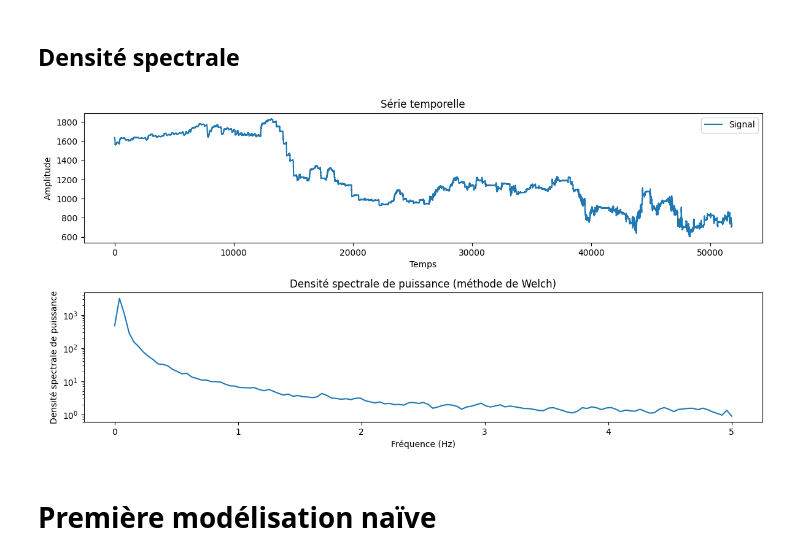
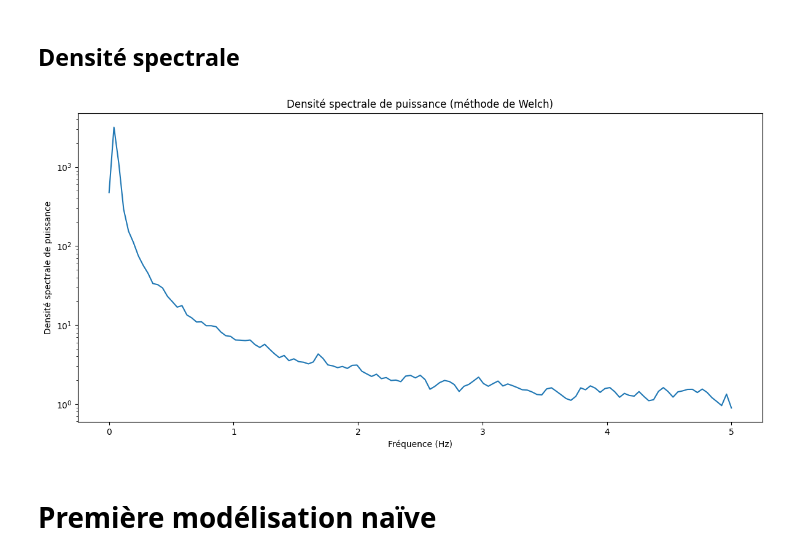
Before and after one commit to PiDchsn/Projet-RI, a Jupyter notebook: Analyse.ipynb, the cells around one changed output. Drawn from its saved outputs; the diff is of its cells as text; code cells hidden in the pictures.

```diff
--- a/Analyse.ipynb
+++ b/Analyse.ipynb
@@ -322,27 +322,18 @@ from scipy.signal import welch
 # %%
 frequencies, power_spectral_density = welch(data_ajust, fs=10, nperseg=256)
 
 # Tracé du signal d'origine
 plt.figure(figsize=(12, 6))
 
-plt.subplot(2, 1, 1)
-plt.plot(data_ajust, label='Signal')
-plt.title('Série temporelle')
-plt.xlabel('Temps')
-plt.ylabel('Amplitude')
-plt.legend()
-
-# Tracé du spectre de puissance estimé avec la méthode de Welch
-plt.subplot(2, 1, 2)
 plt.semilogy(frequencies, np.abs(power_spectral_density))
 plt.title('Densité spectrale de puissance (méthode de Welch)')
 plt.xlabel('Fréquence (Hz)')
 plt.ylabel('Densité spectrale de puissance')
 
 plt.tight_layout()
 plt.show()
 # %% [output]
-[figure, old version]
+[figure, new version]
 # %% [markdown]
 # Première modélisation naïve
 # %%
```
Also changed, not shown: parts of 2 cells of this notebook.
